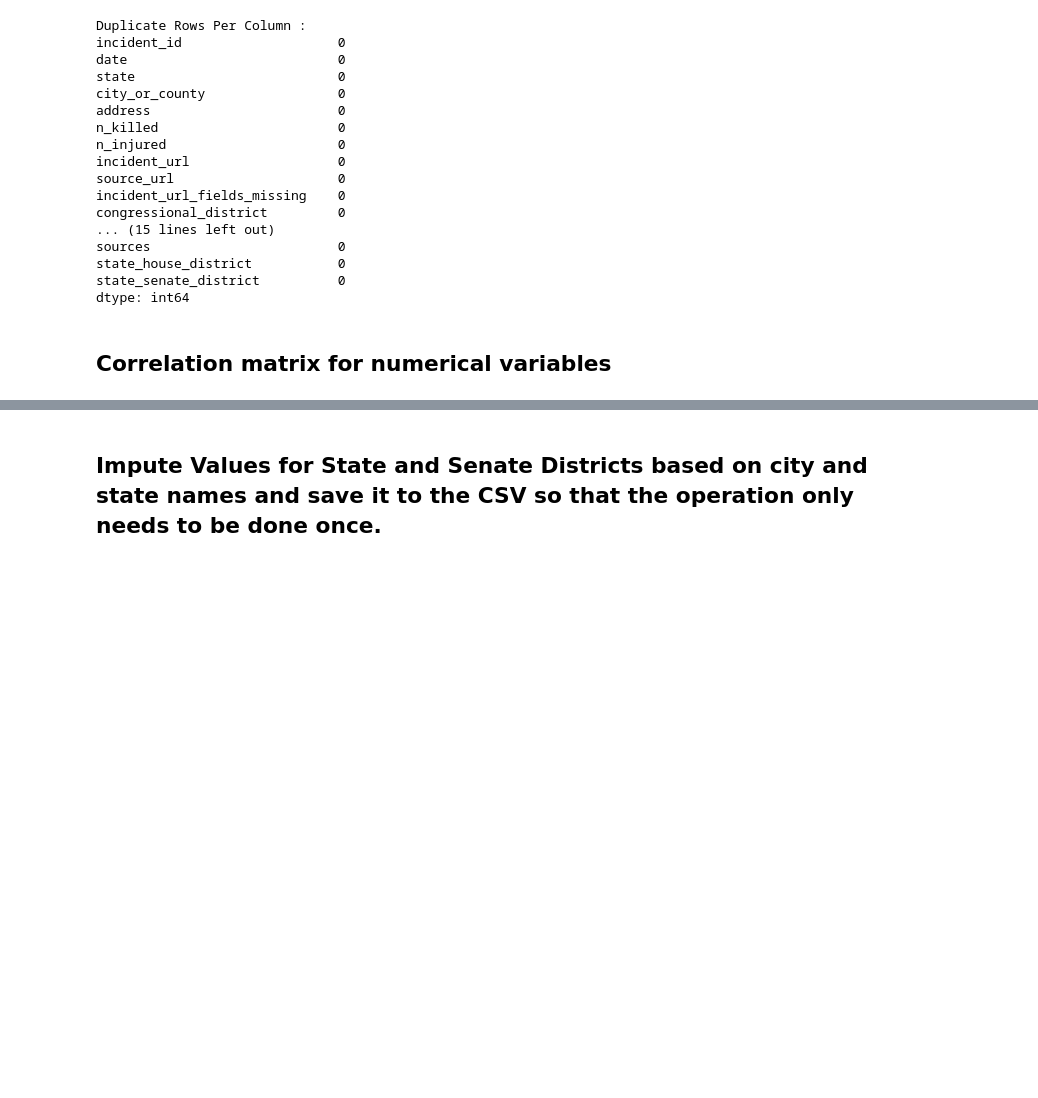
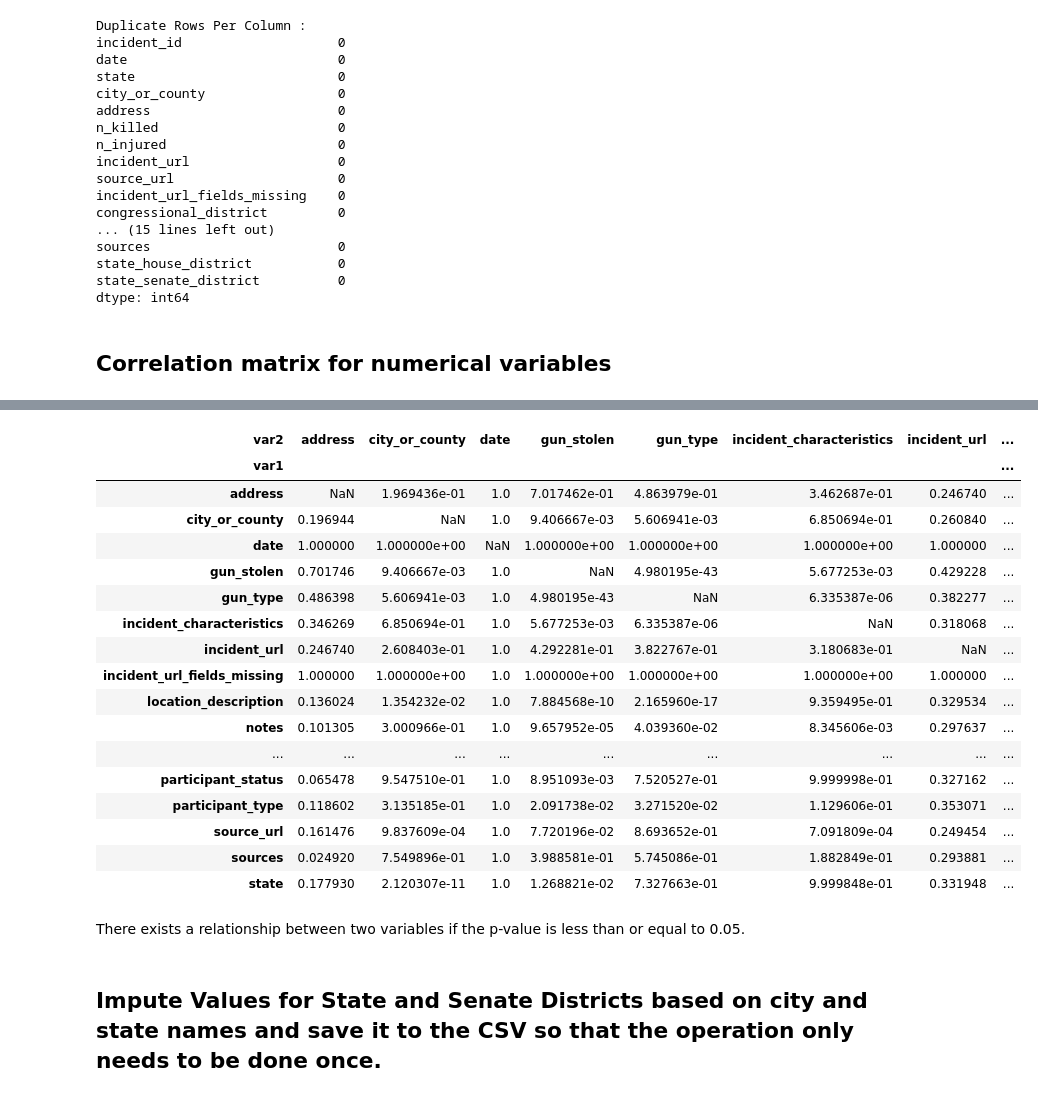
Before and after one commit to vivianndo/ads508_gunviolence, a Jupyter notebook: project.ipynb, the cells around one changed output, grey strips where cells are left out. Saved outputs shown, nothing was run; the diff lists cells and outputs as text; code cells hidden in the pictures; blank space fills up the shorter version.

Commit message:
chi square

```diff
--- a/project.ipynb
+++ b/project.ipynb
@@ -405,3 +405,9 @@ df.corr()
 | n_guns_involved | -0.029638 | -0.028200 | -0.038843 | NaN | 0.021249 | -0.001341 | -0.016107 | ... |
 | state_house_district | -0.002243 | -0.006015 | -0.030355 | NaN | 0.228827 | -0.237958 | 0.236450 | ... |
 | state_senate_district | -0.007790 | -0.010650 | -0.044294 | NaN | 0.309116 | 0.028611 | 0.113408 | ... |
+# %%
+## Creating a DataFrame with all categorical variables
+df_cat = pd.DataFrame(data = df.dtypes, columns =
+                                         ['a']).reset_index()
+cat_var = list(df_cat['index'].loc[df_cat['a'] == 'object'])
+cat_var
@@ -407,0 +435,6 @@ df.corr()
+# %%
+df_cat = df[cat_var]
+df_cat.head()
+## Removing records with at least one null value in a row
+df_cat_v1 = df_cat.dropna()
+df_cat_v1.shape
@@ -407,0 +484,6 @@ df.corr()
+# %%
+from itertools import product
+
+# Creating all possible combinations between the above two variables list
+cat_var_prod = list(product(cat_var1,cat_var2, repeat = 1))
+cat_var_prod
@@ -407,0 +508,10 @@ df.corr()
+# %%
+import scipy.stats as ss
+
+## Creating an empty variable and picking only the p value from the output of Chi-Square test
+result = []
+for i in cat_var_prod:
+    if i[0] != i[1]:
+        result.append((i[0],i[1],list(ss.chi2_contingency(pd.crosstab(
+                            df_cat_v1[i[0]], df_cat_v1[i[1]])))[1]))
+result
@@ -408,3 +536,28 @@ df.corr()
+# %%
+#create a crosstab table of p-values
+chi_test_output = pd.DataFrame(result, columns = ['var1', 'var2', 'coeff'])
+chi_test_output.pivot(index = 'var1', columns = 'var2', values = 'coeff')
+# %% [output]
+| var2 | address | city_or_county | date | gun_stolen | gun_type | incident_characteristics | incident_url | ... |
+| var1 |  |  |  |  |  |  |  | ... |
+| address | NaN | 1.969436e-01 | 1.0 | 7.017462e-01 | 4.863979e-01 | 3.462687e-01 | 0.246740 | ... |
+| city_or_county | 0.196944 | NaN | 1.0 | 9.406667e-03 | 5.606941e-03 | 6.850694e-01 | 0.260840 | ... |
+| date | 1.000000 | 1.000000e+00 | NaN | 1.000000e+00 | 1.000000e+00 | 1.000000e+00 | 1.000000 | ... |
+| gun_stolen | 0.701746 | 9.406667e-03 | 1.0 | NaN | 4.980195e-43 | 5.677253e-03 | 0.429228 | ... |
+| gun_type | 0.486398 | 5.606941e-03 | 1.0 | 4.980195e-43 | NaN | 6.335387e-06 | 0.382277 | ... |
+| incident_characteristics | 0.346269 | 6.850694e-01 | 1.0 | 5.677253e-03 | 6.335387e-06 | NaN | 0.318068 | ... |
+| incident_url | 0.246740 | 2.608403e-01 | 1.0 | 4.292281e-01 | 3.822767e-01 | 3.180683e-01 | NaN | ... |
+| incident_url_fields_missing | 1.000000 | 1.000000e+00 | 1.0 | 1.000000e+00 | 1.000000e+00 | 1.000000e+00 | 1.000000 | ... |
+| location_description | 0.136024 | 1.354232e-02 | 1.0 | 7.884568e-10 | 2.165960e-17 | 9.359495e-01 | 0.329534 | ... |
+| notes | 0.101305 | 3.000966e-01 | 1.0 | 9.657952e-05 | 4.039360e-02 | 8.345606e-03 | 0.297637 | ... |
+| ... | ... | ... | ... | ... | ... | ... | ... | ... |
+| participant_status | 0.065478 | 9.547510e-01 | 1.0 | 8.951093e-03 | 7.520527e-01 | 9.999998e-01 | 0.327162 | ... |
+| participant_type | 0.118602 | 3.135185e-01 | 1.0 | 2.091738e-02 | 3.271520e-02 | 1.129606e-01 | 0.353071 | ... |
+| source_url | 0.161476 | 9.837609e-04 | 1.0 | 7.720196e-02 | 8.693652e-01 | 7.091809e-04 | 0.249454 | ... |
+| sources | 0.024920 | 7.549896e-01 | 1.0 | 3.988581e-01 | 5.745086e-01 | 1.882849e-01 | 0.293881 | ... |
+| state | 0.177930 | 2.120307e-11 | 1.0 | 1.268821e-02 | 7.327663e-01 | 9.999848e-01 | 0.331948 | ... |
+# %% [markdown]
+There exists a relationship between two variables if the p-value is less than or equal to 0.05.
 # %% [markdown]
 ## Impute Values for State and Senate Districts based on city and state names and save it to the CSV so that the operation only needs to be done once.
 # %%
```
Also changed, not shown: parts of 16 cells of this notebook.
